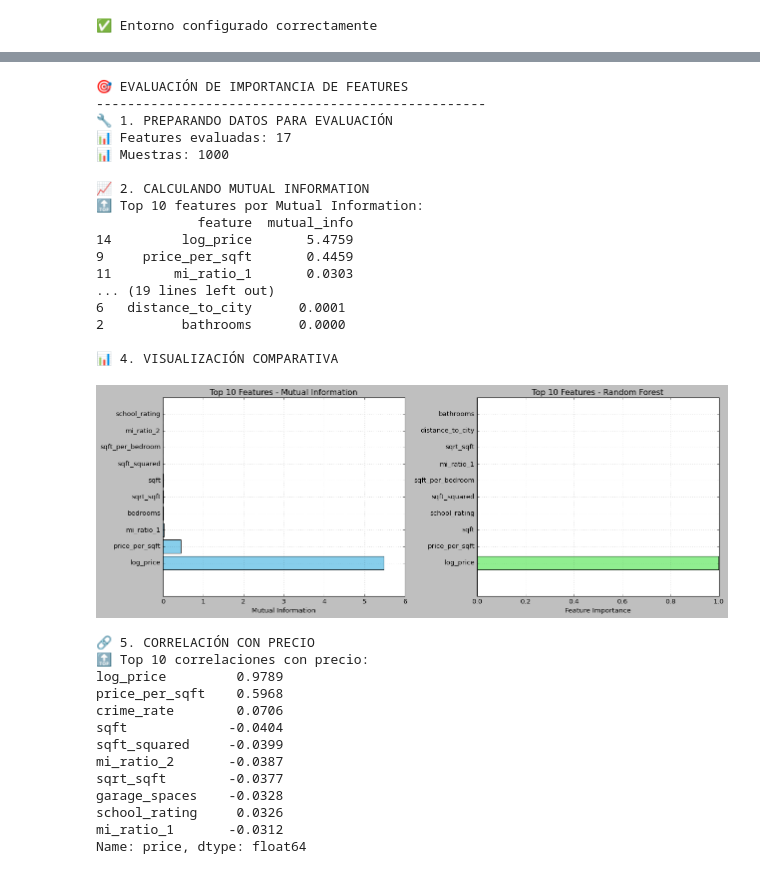
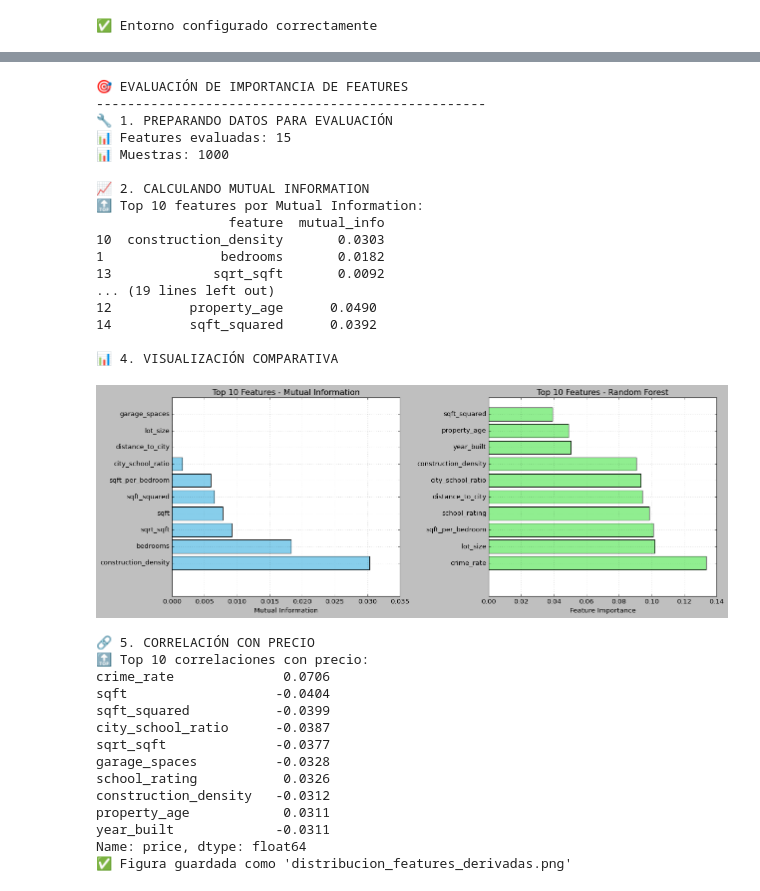
Before and after one commit to jjuuansee/portafolio-ia, a Jupyter notebook: docs/ingenieria-de-datos/ejercicios/ut3-feature-engineering/ocho.ipynb, the cells around one changed output, grey strips where cells are left out. Cells and saved outputs as stored; diff of their text form; code cells hidden in the pictures.

```diff
--- a/docs/ingenieria-de-datos/ejercicios/ut3-feature-engineering/ocho.ipynb
+++ b/docs/ingenieria-de-datos/ejercicios/ut3-feature-engineering/ocho.ipynb
@@ -284,8 +265,8 @@ print("🔧 1. PREPARANDO DATOS PARA EVALUACIÓN")
 # Seleccionar features numéricas para evaluación
 numeric_features = ['sqft', 'bedrooms', 'bathrooms', 'year_built', 'garage_spaces',
                    'lot_size', 'distance_to_city', 'school_rating', 'crime_rate',
-                   'price_per_sqft', 'sqft_per_bedroom', 'mi_ratio_1',
-                   'mi_ratio_2', 'property_age', 'log_price', 'sqrt_sqft', 'sqft_squared']
+                   'sqft_per_bedroom', 'construction_density', 'city_school_ratio',
+                   'property_age', 'sqrt_sqft', 'sqft_squared']
 
 # Preparar X e y
 X = df_enhanced[numeric_features].fillna(0)  # llenar valores faltantes con 0
@@ -344,53 +325,57 @@ top_rf = rf_importance.head(10)
 ax2.barh(range(len(top_rf)), top_rf['importance'], color='lightgreen')
 ax2.set_yticks(range(len(top_rf)))
 ax2.set_yticklabels(top_rf['feature'])
 ax2.set_xlabel('Feature Importance')
 ax2.set_title('Top 10 Features - Random Forest')
 ax2.grid(True, alpha=0.3)
 
 plt.tight_layout()
 plt.show()
 
 # 5. ANÁLISIS DE CORRELACIÓN CON TARGET
 print("\n🔗 5. CORRELACIÓN CON PRECIO")
 
 # Calcular correlaciones
 correlations = df_enhanced[numeric_features + ['price']].corr()['price'].drop('price')
 correlations = correlations.sort_values(key=abs, ascending=False)
 
 print("🔝 Top 10 correlaciones con precio:")
 print(correlations.head(10).round(4))
+
+fig.savefig("results/importancia_de_features.png", dpi=150)
+print("✅ Figura guardada como 'distribucion_features_derivadas.png'")
 # %% [output]
 🎯 EVALUACIÓN DE IMPORTANCIA DE FEATURES
 --------------------------------------------------
 🔧 1. PREPARANDO DATOS PARA EVALUACIÓN
-📊 Features evaluadas: 17
+📊 Features evaluadas: 15
 📊 Muestras: 1000
 
 📈 2. CALCULANDO MUTUAL INFORMATION
 🔝 Top 10 features por Mutual Information:
-             feature  mutual_info
-14         log_price       5.4759
-9     price_per_sqft       0.4459
-11        mi_ratio_1       0.0303
+                 feature  mutual_info
+10  construction_density       0.0303
+1               bedrooms       0.0182
+13             sqrt_sqft       0.0092
 ... (19 lines left out)
-6   distance_to_city      0.0001
-2          bathrooms      0.0000
+12          property_age      0.0490
+14          sqft_squared      0.0392
 
 📊 4. VISUALIZACIÓN COMPARATIVA
-[figure, old version]
+[figure, new version]
 🔗 5. CORRELACIÓN CON PRECIO
 🔝 Top 10 correlaciones con precio:
-log_price         0.9789
-price_per_sqft    0.5968
-crime_rate        0.0706
-sqft             -0.0404
-sqft_squared     -0.0399
-mi_ratio_2       -0.0387
-sqrt_sqft        -0.0377
-garage_spaces    -0.0328
-school_rating     0.0326
-mi_ratio_1       -0.0312
+crime_rate              0.0706
+sqft                   -0.0404
+sqft_squared           -0.0399
+city_school_ratio      -0.0387
+sqrt_sqft              -0.0377
+garage_spaces          -0.0328
+school_rating           0.0326
+construction_density   -0.0312
+property_age            0.0311
+year_built             -0.0311
 Name: price, dtype: float64
+✅ Figura guardada como 'distribucion_features_derivadas.png'
 # %%
 # === INVESTIGACIÓN LIBRE ===
```
Also changed, not shown: parts of 7 cells of this notebook, 5 other files.
